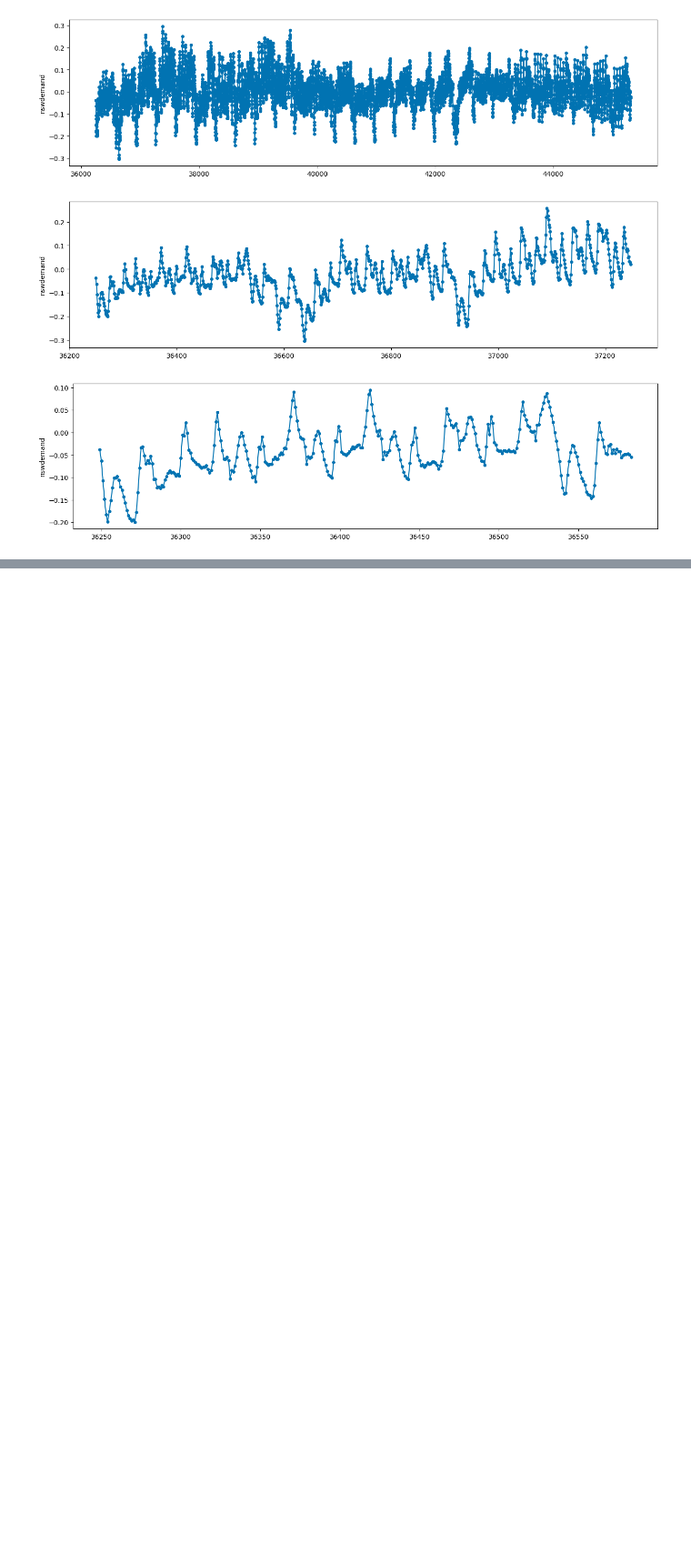
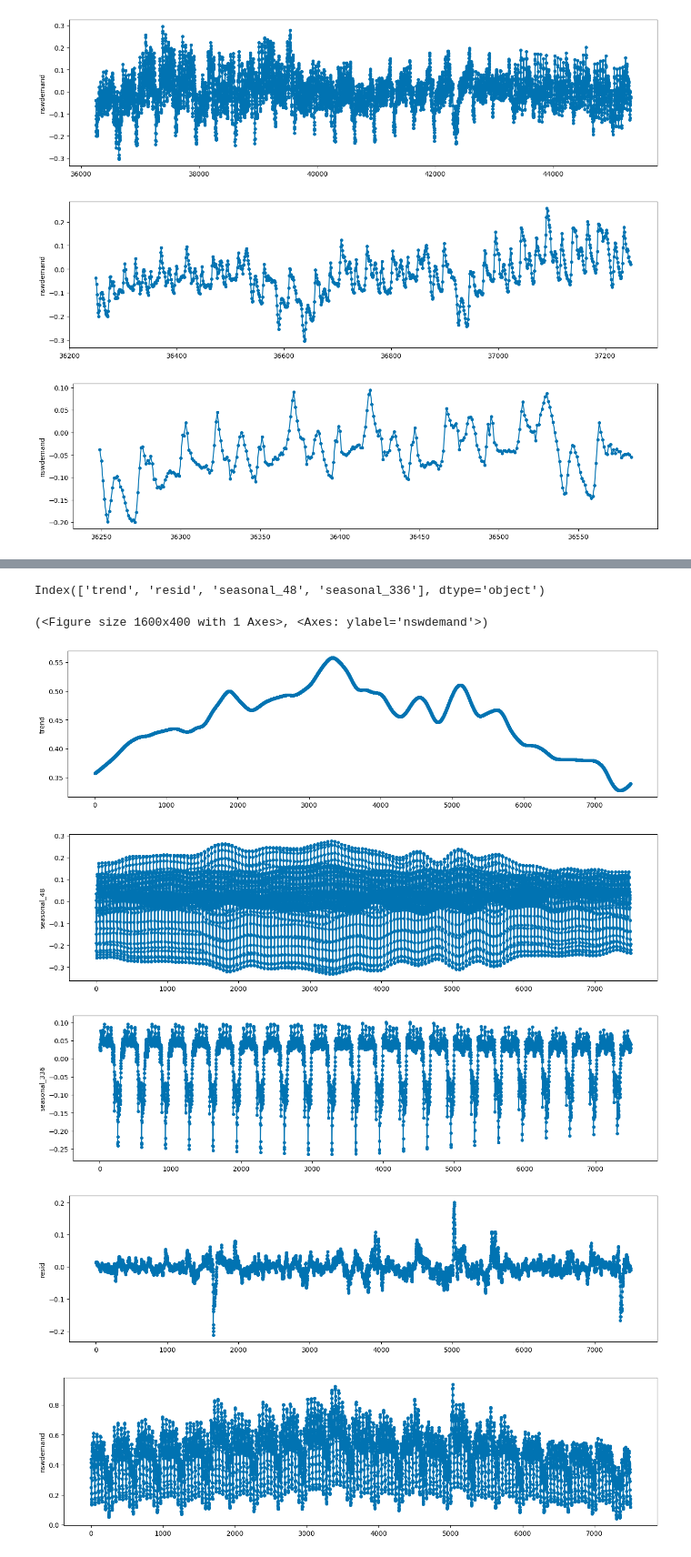
Before and after one commit to jjhuang4/jjhuang4.github.io, a Jupyter notebook: posts/2025-1-20/index.ipynb, the cells around one changed output, grey strips where cells are left out. Shown at 91% size. Saved outputs shown, nothing was run; the diff lists cells and outputs as text; code cells hidden in the pictures; blank space fills up the shorter version.

```diff
--- a/posts/2025-1-20/index.ipynb
+++ b/posts/2025-1-20/index.ipynb
@@ -236,0 +235,17 @@ But I think this also shows how useful Prophet is in a situation where you're ab
+# %%
+mstl = MSTL(periods=[48, 48*7], return_components=True)
+mstl_components = mstl.fit_transform(y)
+print(mstl_components.columns)
+plot_series(mstl_components['trend'][0:7500])
+plot_series(mstl_components['seasonal_48'][0:7500])
+plot_series(mstl_components['seasonal_336'][0:7500])
+plot_series(mstl_components['resid'][0:7500])
+plot_series(y[0:7500])
+# %% [output]
+Index(['trend', 'resid', 'seasonal_48', 'seasonal_336'], dtype='object')
+(<Figure size 1600x400 with 1 Axes>, <Axes: ylabel='nswdemand'>)
+[figure, added]
+[figure, added]
+[figure, added]
+[figure, added]
+[figure, added]
```
Also changed, not shown: parts of 20 cells of this notebook.
